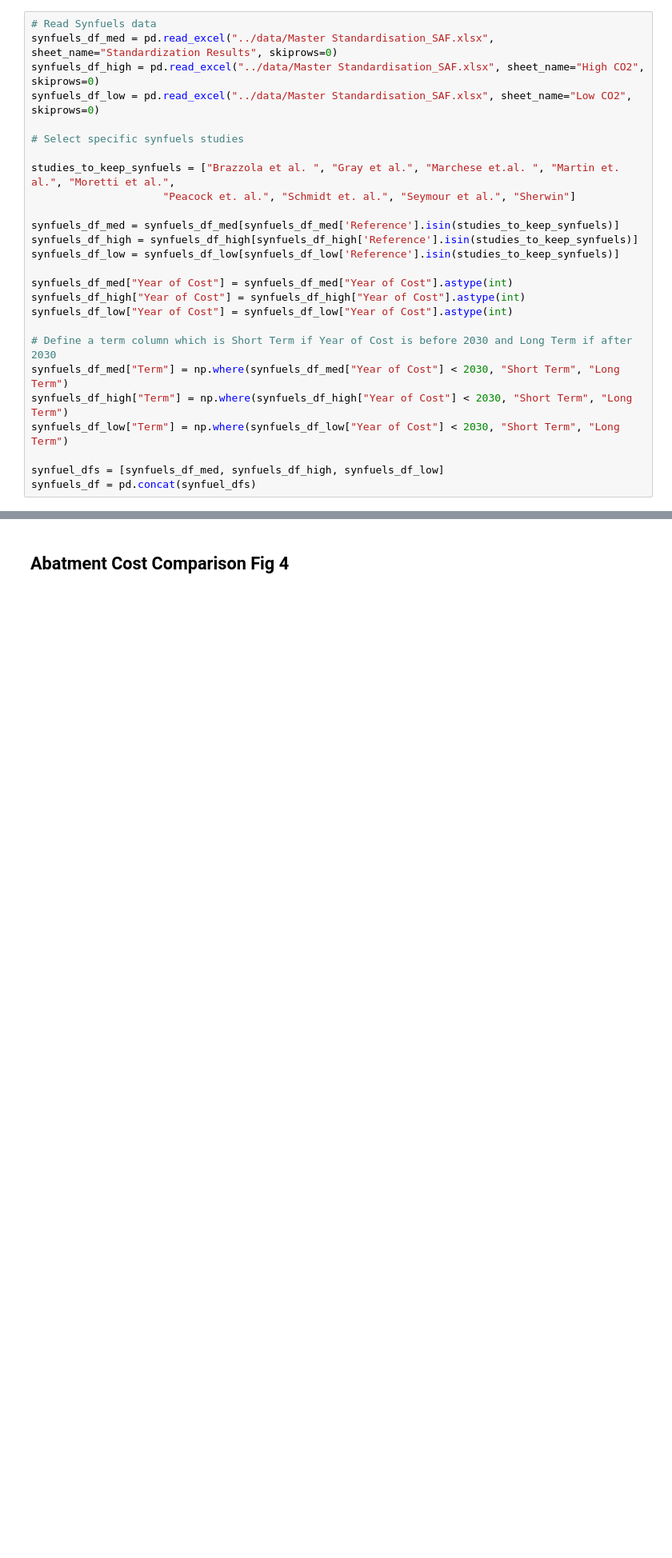
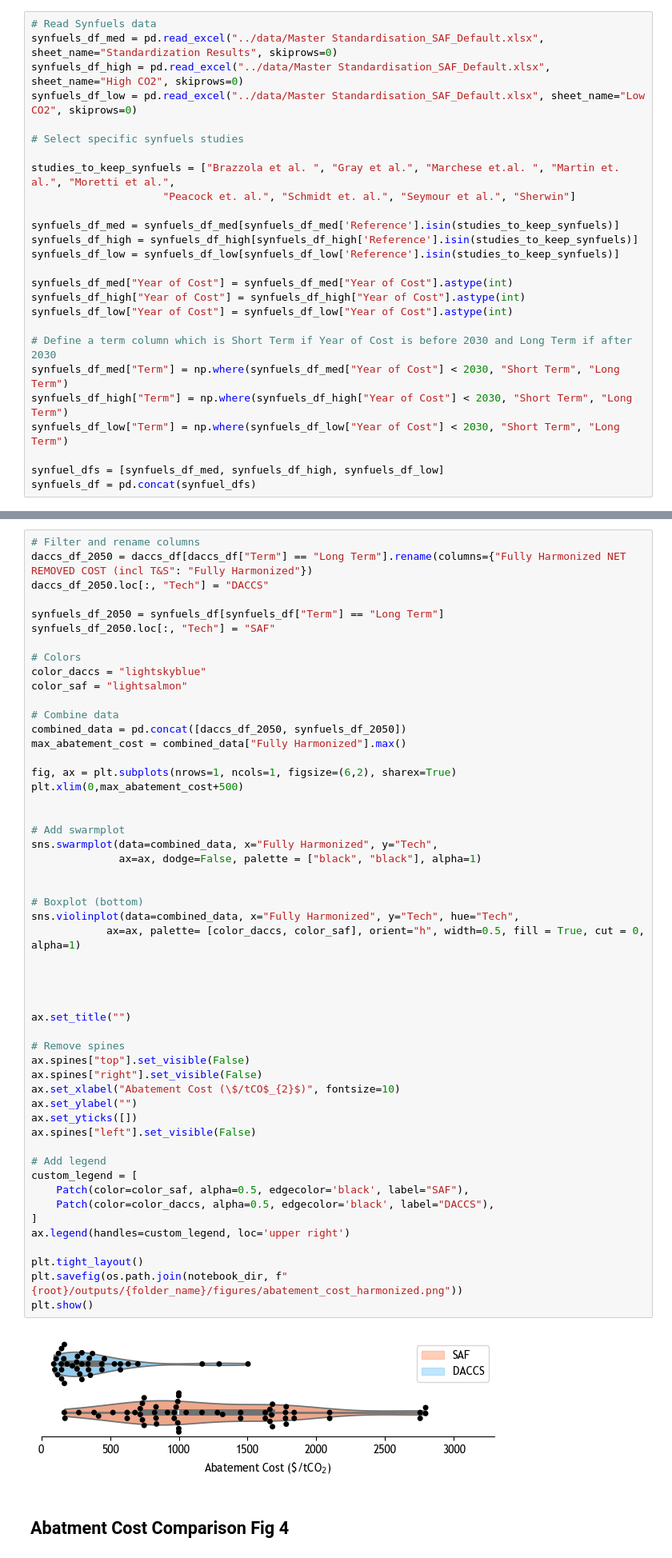
Before and after one commit to kfdsievert/DACCSvDACCU, a Jupyter notebook: code/plots.ipynb, the cells around one changed output, grey strips where cells are left out. Shown at 80% size. Cells and saved outputs as stored; diff of their text form; blank space fills up the shorter version.

Commit message:
Updated plots and added SAF blending
1. Updated plotting code for new figures and adapted existing figures
2. Added SAF blending capabilities

```diff
--- a/code/plots.ipynb
+++ b/code/plots.ipynb
@@ -79,9 +79,9 @@ daccs_df.loc[daccs_df['Year of Assumptions in Study'] < 2025, "Term"] = "Short T
 daccs_df.loc[daccs_df['Year of Assumptions in Study'] >= 2025, "Term"] = "Long Term"
 # %%
 # Read Synfuels data
-synfuels_df_med = pd.read_excel("../data/Master Standardisation_SAF.xlsx", sheet_name="Standardization Results", skiprows=0)
-synfuels_df_high = pd.read_excel("../data/Master Standardisation_SAF.xlsx", sheet_name="High CO2", skiprows=0)
-synfuels_df_low = pd.read_excel("../data/Master Standardisation_SAF.xlsx", sheet_name="Low CO2", skiprows=0)
+synfuels_df_med = pd.read_excel("../data/Master Standardisation_SAF_Default.xlsx", sheet_name="Standardization Results", skiprows=0)
+synfuels_df_high = pd.read_excel("../data/Master Standardisation_SAF_Default.xlsx", sheet_name="High CO2", skiprows=0)
+synfuels_df_low = pd.read_excel("../data/Master Standardisation_SAF_Default.xlsx", sheet_name="Low CO2", skiprows=0)
 
 # Select specific synfuels studies
 
@@ -505,3 +442,57 @@ plt.show()
+# %%
+# Filter and rename columns
+daccs_df_2050 = daccs_df[daccs_df["Term"] == "Long Term"].rename(columns={"Fully Harmonized NET REMOVED COST (incl T&S": "Fully Harmonized"})
+daccs_df_2050.loc[:, "Tech"] = "DACCS"
+
+synfuels_df_2050 = synfuels_df[synfuels_df["Term"] == "Long Term"]
+synfuels_df_2050.loc[:, "Tech"] = "SAF"
+
+# Colors
+color_daccs = "lightskyblue"
+color_saf = "lightsalmon"
+
+# Combine data
+combined_data = pd.concat([daccs_df_2050, synfuels_df_2050])
+max_abatement_cost = combined_data["Fully Harmonized"].max()
+
+fig, ax = plt.subplots(nrows=1, ncols=1, figsize=(6,2), sharex=True)
+plt.xlim(0,max_abatement_cost+500)
+
+
+# Add swarmplot
+sns.swarmplot(data=combined_data, x="Fully Harmonized", y="Tech",
+              ax=ax, dodge=False, palette = ["black", "black"], alpha=1)
+
+
+# Boxplot (bottom)
+sns.violinplot(data=combined_data, x="Fully Harmonized", y="Tech", hue="Tech",
+            ax=ax, palette= [color_daccs, color_saf], orient="h", width=0.5, fill = True, cut = 0, alpha=1)
+
+
+
+
+ax.set_title("")
+
+# Remove spines
+ax.spines["top"].set_visible(False)
+ax.spines["right"].set_visible(False)
+ax.set_xlabel("Abatement Cost (\$/tCO$_{2}$)", fontsize=10)
+ax.set_ylabel("")
+ax.set_yticks([])
+ax.spines["left"].set_visible(False)
+
+# Add legend
+custom_legend = [
+    Patch(color=color_saf, alpha=0.5, edgecolor='black', label="SAF"),
+    Patch(color=color_daccs, alpha=0.5, edgecolor='black', label="DACCS"),
+]
+ax.legend(handles=custom_legend, loc='upper right')
+
+plt.tight_layout()
+plt.savefig(os.path.join(notebook_dir, f"{root}/outputs/{folder_name}/figures/abatement_cost_harmonized.png"))
+plt.show()
+# %% [output]
+[figure, added]
 # %% [markdown]
 ## Abatment Cost Comparison Fig 4
 # %%
```
Also changed, not shown: parts of 10 cells of this notebook, 4 other files.
